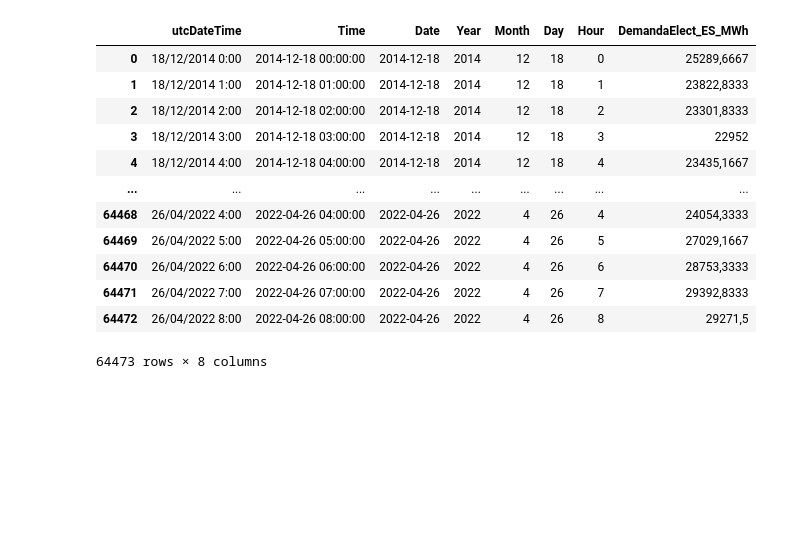
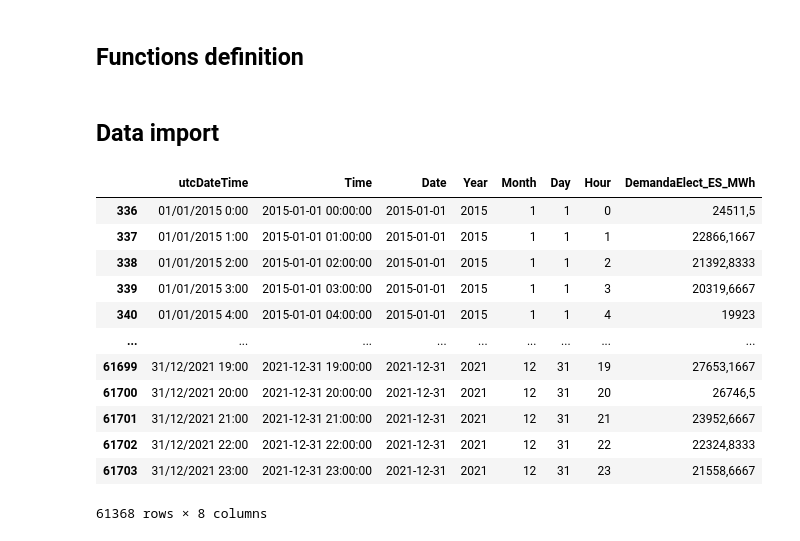
Before and after one commit to Malvagfr/electric-load-forecasting, a Jupyter notebook: Code/Data_extraction/Data_extractor_Electricity_Demand.ipynb, the cells around one changed output. Cells and saved outputs as stored; diff of their text form; code cells hidden in the pictures; blank space fills up the shorter version.

```diff
--- a/Code/Data_extraction/Data_extractor_Electricity_Demand.ipynb
+++ b/Code/Data_extraction/Data_extractor_Electricity_Demand.ipynb
@@ -27,26 +16,54 @@ df_electricity_demand
+# %% [markdown]
+## Functions definition
+# %%
+# Read csv
+def read_csv(path,sep_value):
+    return pd.read_csv(path,sep=sep_value)
+# %%
+# Send data to csv
+def send_to_csv(df,path):
+    return df.to_csv(path)
+# %%
+# Row filter
+def row_filter_limits(df, column,low_limit,high_limit):
+    return df[(df[column]>=low_limit)&(df[column]<=high_limit)]
+# %% [markdown]
+## Data import
 # %%
-# Splitting time
+# Import dataframe
+df_electricity_demand=read_csv('../../Data/SOTs/Electricity_Demand/Demanda_ES.csv',';')
+
+# Split time
 df_electricity_demand['Time']=pd.to_datetime(df_electricity_demand['utcDateTime'], format="%d/%m/%Y %H:%M")
 df_electricity_demand['Year']=df_electricity_demand['Time'].dt.year
 df_electricity_demand['Month']=df_electricity_demand['Time'].dt.month
 df_electricity_demand['Day']=df_electricity_demand['Time'].dt.day
 df_electricity_demand['Hour']=df_electricity_demand['Time'].dt.hour
 df_electricity_demand['Date']=df_electricity_demand['Time'].dt.date
+
+# Sort columns
+df_electricity_demand = df_electricity_demand[['utcDateTime', 'Time','Date', 'Year', 'Month',
+                                               'Day','Hour','DemandaElect_ES_MWh']]
+
+# Filter period
+df_electricity_demand=row_filter_limits(df_electricity_demand, 'Year',2015,2021)
+
+# Send data to csv
+send_to_csv(df_electricity_demand,"../../Data/Raw_Data/electricity_demand.csv")
+
+# Print info
+df_electricity_demand
+# %% [output]
+|  | utcDateTime | Time | Date | Year | Month | Day | Hour | DemandaElect_ES_MWh |
+| 336 | 01/01/2015 0:00 | 2015-01-01 00:00:00 | 2015-01-01 | 2015 | 1 | 1 | 0 | 24511,5 |
+| 337 | 01/01/2015 1:00 | 2015-01-01 01:00:00 | 2015-01-01 | 2015 | 1 | 1 | 1 | 22866,1667 |
+| 338 | 01/01/2015 2:00 | 2015-01-01 02:00:00 | 2015-01-01 | 2015 | 1 | 1 | 2 | 21392,8333 |
+| 339 | 01/01/2015 3:00 | 2015-01-01 03:00:00 | 2015-01-01 | 2015 | 1 | 1 | 3 | 20319,6667 |
+| 340 | 01/01/2015 4:00 | 2015-01-01 04:00:00 | 2015-01-01 | 2015 | 1 | 1 | 4 | 19923 |
+| ... | ... | ... | ... | ... | ... | ... | ... | ... |
+| 61699 | 31/12/2021 19:00 | 2021-12-31 19:00:00 | 2021-12-31 | 2021 | 12 | 31 | 19 | 27653,1667 |
+| 61700 | 31/12/2021 20:00 | 2021-12-31 20:00:00 | 2021-12-31 | 2021 | 12 | 31 | 20 | 26746,5 |
+| 61701 | 31/12/2021 21:00 | 2021-12-31 21:00:00 | 2021-12-31 | 2021 | 12 | 31 | 21 | 23952,6667 |
+| 61702 | 31/12/2021 22:00 | 2021-12-31 22:00:00 | 2021-12-31 | 2021 | 12 | 31 | 22 | 22324,8333 |
+| 61703 | 31/12/2021 23:00 | 2021-12-31 23:00:00 | 2021-12-31 | 2021 | 12 | 31 | 23 | 21558,6667 |
+61368 rows × 8 columns
-# %%
-df_electricity_demand = df_electricity_demand[['utcDateTime', 'Time','Date', 'Year', 'Month',
-                                               'Day','Hour','DemandaElect_ES_MWh']]
-df_electricity_demand
-# %% [output]
-|  | utcDateTime | Time | Date | Year | Month | Day | Hour | DemandaElect_ES_MWh |
-| 0 | 18/12/2014 0:00 | 2014-12-18 00:00:00 | 2014-12-18 | 2014 | 12 | 18 | 0 | 25289,6667 |
-| 1 | 18/12/2014 1:00 | 2014-12-18 01:00:00 | 2014-12-18 | 2014 | 12 | 18 | 1 | 23822,8333 |
-| 2 | 18/12/2014 2:00 | 2014-12-18 02:00:00 | 2014-12-18 | 2014 | 12 | 18 | 2 | 23301,8333 |
-| 3 | 18/12/2014 3:00 | 2014-12-18 03:00:00 | 2014-12-18 | 2014 | 12 | 18 | 3 | 22952 |
-| 4 | 18/12/2014 4:00 | 2014-12-18 04:00:00 | 2014-12-18 | 2014 | 12 | 18 | 4 | 23435,1667 |
-| ... | ... | ... | ... | ... | ... | ... | ... | ... |
-| 64468 | 26/04/2022 4:00 | 2022-04-26 04:00:00 | 2022-04-26 | 2022 | 4 | 26 | 4 | 24054,3333 |
-| 64469 | 26/04/2022 5:00 | 2022-04-26 05:00:00 | 2022-04-26 | 2022 | 4 | 26 | 5 | 27029,1667 |
-| 64470 | 26/04/2022 6:00 | 2022-04-26 06:00:00 | 2022-04-26 | 2022 | 4 | 26 | 6 | 28753,3333 |
-| 64471 | 26/04/2022 7:00 | 2022-04-26 07:00:00 | 2022-04-26 | 2022 | 4 | 26 | 7 | 29392,8333 |
-| 64472 | 26/04/2022 8:00 | 2022-04-26 08:00:00 | 2022-04-26 | 2022 | 4 | 26 | 8 | 29271,5 |
-64473 rows × 8 columns
```
Also changed, not shown: parts of 10 cells of this notebook, 5 other files.
